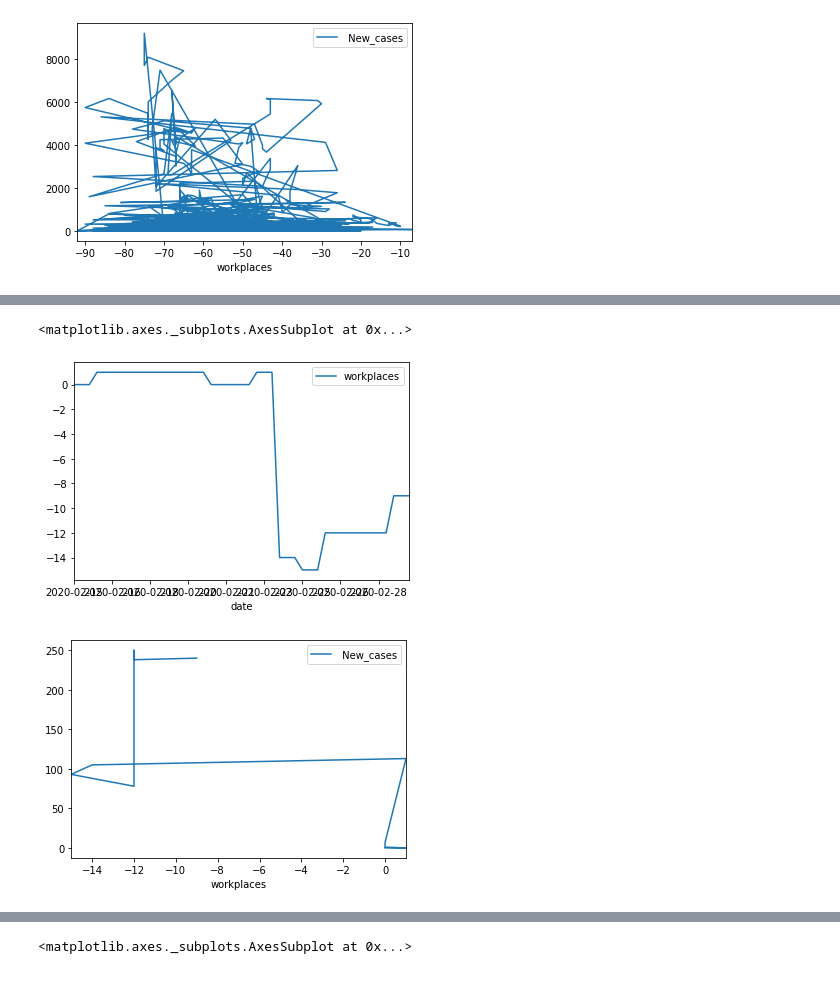
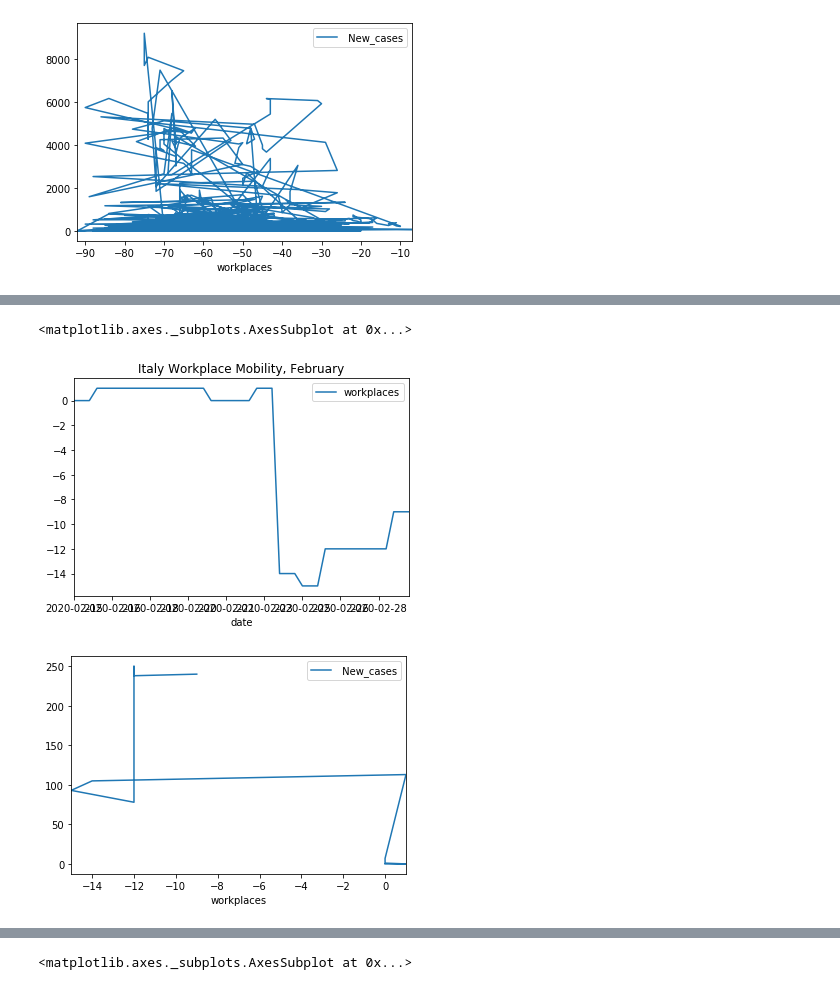
Before and after one commit to mirandaday16/covid_prevention_data_analysis, a Jupyter notebook: miranda_adkins/7-13 Data Exploration (Mobility-Restaurants).ipynb, the cells around one changed output, grey strips where cells are left out. Cells and saved outputs as stored; diff of their text form; code cells hidden in the pictures.

```diff
--- a/miranda_adkins/7-13 Data Exploration (Mobility-Restaurants).ipynb
+++ b/miranda_adkins/7-13 Data Exploration (Mobility-Restaurants).ipynb
@@ -374,9 +374,9 @@ italy_april_df.plot("grocery_and_pharmacy", " New_cases")
 # %%
 # Let's try workplaces
-italy_feb_df.plot("date", "workplaces")
+italy_feb_df.plot("date", "workplaces", title="Italy Workplace Mobility, February")
 italy_feb_df.plot("workplaces", " New_cases")
 # %% [output]
 <matplotlib.axes._subplots.AxesSubplot at 0x...>
-[figure, old version]
+[figure, new version]
 [figure]
 # %%
```
Also changed, not shown: parts of 12 cells of this notebook.
